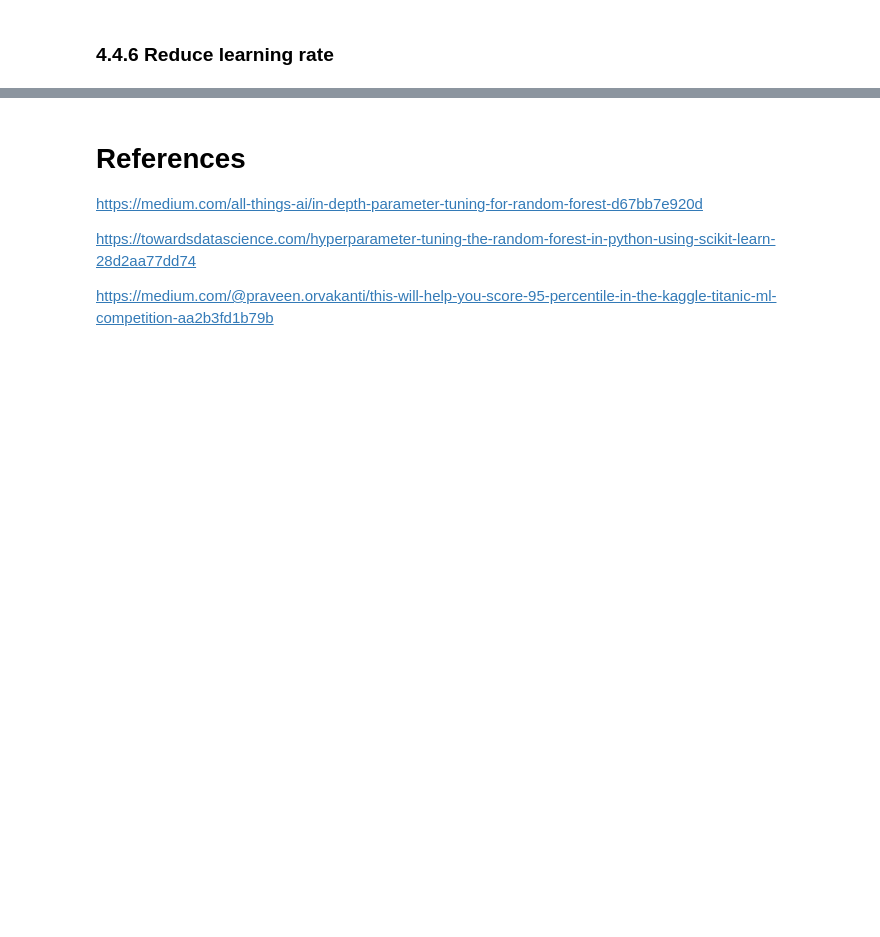
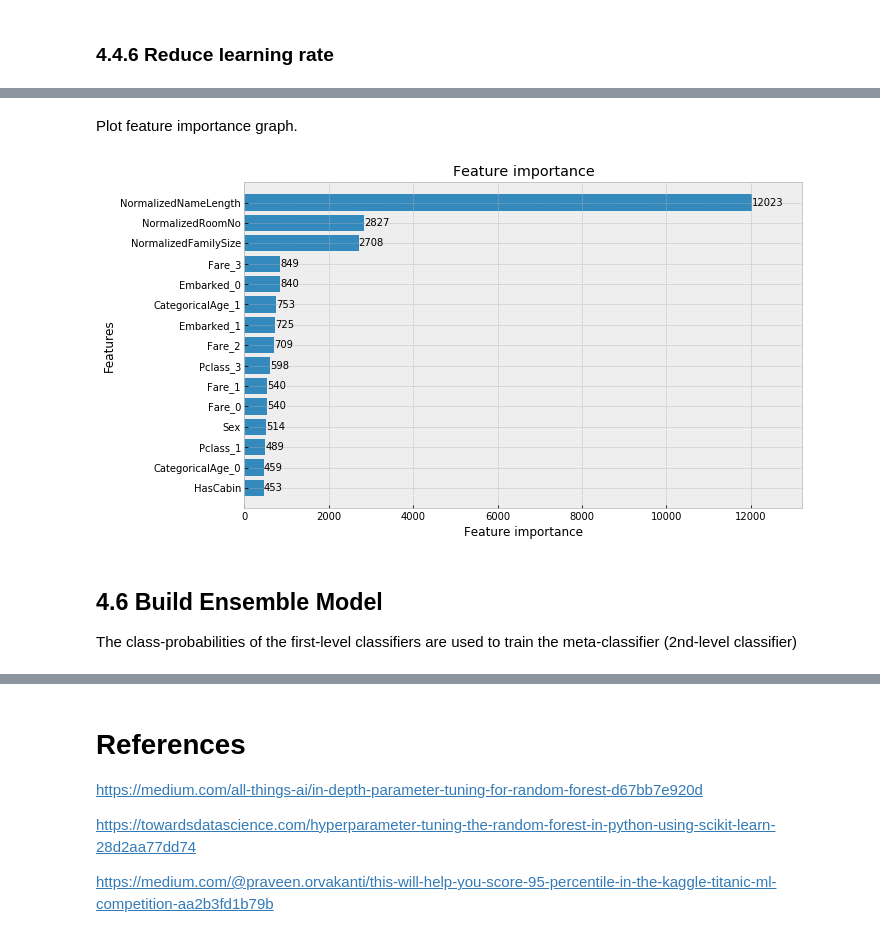
Before and after one commit to Shenghao1993/kaggle-titanic-survival-classification, a Jupyter notebook: Titanic - Model Training & Evaluation.ipynb, the cells around one changed output, grey strips where cells are left out. Cells and saved outputs as stored; diff of their text form; code cells hidden in the pictures; blank space fills up the shorter version.

Commit message:
Refine preprocess & tuning helpers, add LightGBM model

```diff
--- a/Titanic - Model Training & Evaluation.ipynb
+++ b/Titanic - Model Training & Evaluation.ipynb
@@ -19,7 +22,8 @@ warnings.filterwarnings('ignore')
 # Chapter IV - Fit Machine Learning Models
 Perform feature engineering on the combined training & test dataset before fitting machine learning models.
 # %%
-train_df, test_df = preprocess("input/train.csv", "input/test.csv")
+preprocessor = Preprocessor("input/train.csv", "input/test.csv")
+train_df, test_df = preprocessor.run()
 print("Dimension of training data: ", train_df.shape)
 print("Dimension of test data: ", test_df.shape)
 train_df.head()
@@ -89,3 +95,6 @@ Dimension of test data:  (418, 27)
+# %%
+scores = ['accuracy']
+model_metrics = {}
 # %% [markdown]
 ## 4.1 Logistic Regression
 # %%
@@ -559,0 +618,24 @@ ROC =  0.751826
+# %%
+# tuned_parameters = {
+#     "learning_rate": [0.01, 0.05, 0.1, 0.2],
+#     "n_estimators" : [100, 500, 1000]
+# }
+tuned_parameters = {
+    "learning_rate": [0.005, 0.01, 0.02],
+    "n_estimators" : [750, 1000, 1250]
+}
+model_lgb = LGBMClassifier(learning_rate=0.1,
+                           n_estimators=100,
+                           subsample=0.6,
+                           reg_lambda=1e-05,
+                           reg_alpha=0.1,
+                           num_leaves=45,
+                           min_child_weight=1,
+                           min_child_samples=10,
+                           colsample_bytree=0.7,
+                           seed=27)
+lgb_worker = ModelWorker(model_lgb, scores)
+lgb_grid, best_score = lgb_worker.tune(tuned_parameters, train_df[features], train_df['Survived'],
+                                       test_df[features], test_df['GroundTruth'], 5)
+model_metrics["LightGBM"] = round(best_score["accuracy"], 6)
+print(model_metrics)
@@ -559,0 +660,13 @@ ROC =  0.751826
+# %% [markdown]
+Plot feature importance graph.
+# %%
+import lightgbm as lgb
+
+ax = lgb.plot_importance(lgb_grid.best_estimator_, height = 0.8, max_num_features = 15,
+                         figsize = (10,6))
+plt.show()
+# %% [output]
+[figure, added]
+# %% [markdown]
+## 4.6 Build Ensemble Model
+The class-probabilities of the first-level classifiers are used to train the meta-classifier (2nd-level classifier)
```
Also changed, not shown: parts of 24 cells of this notebook, 3 other files.
